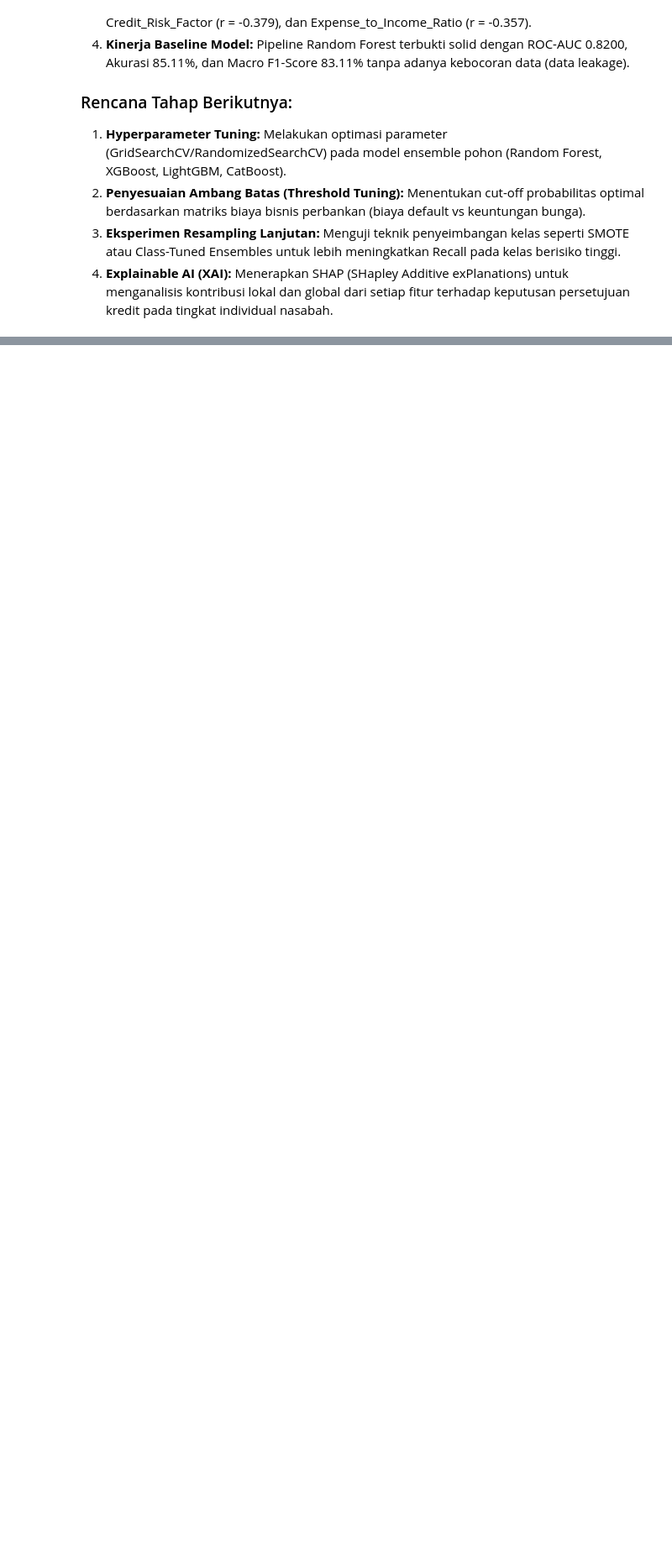
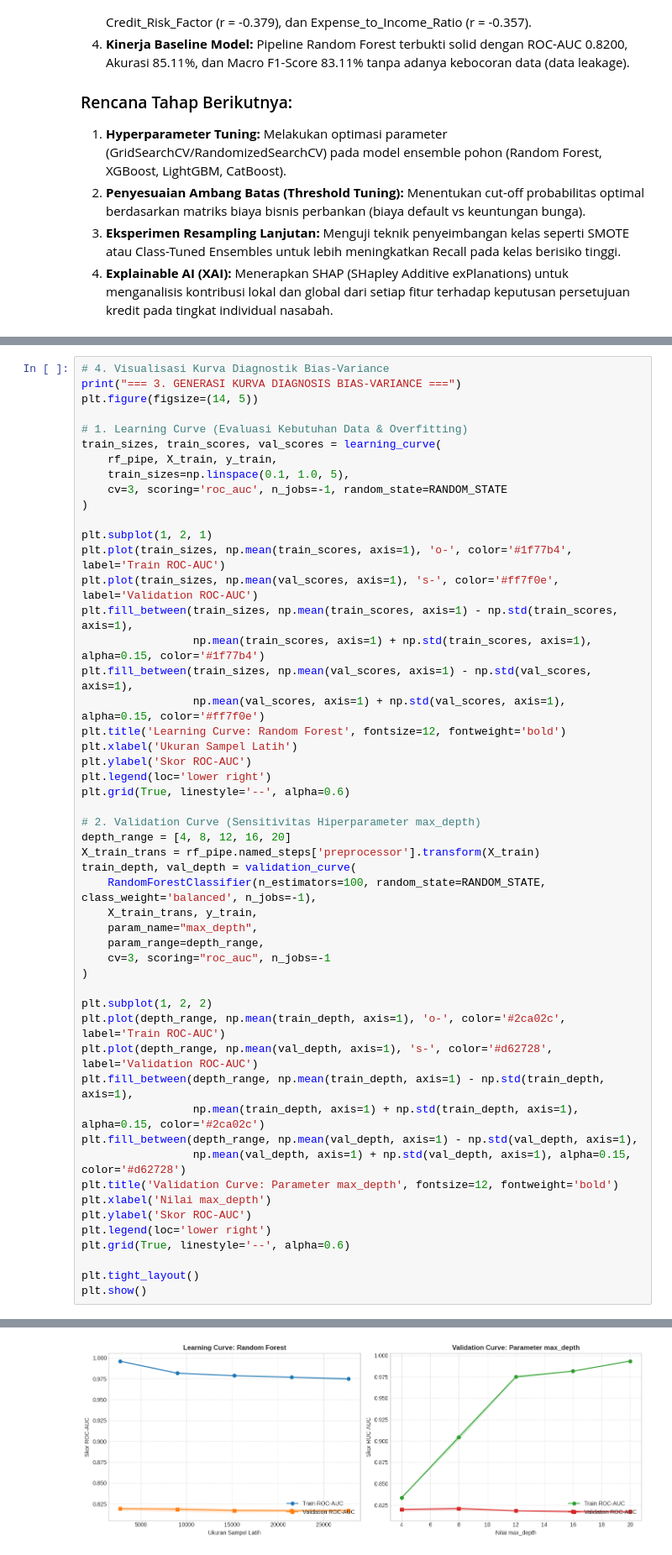
Before and after one commit to CallMeVinX/machine_learning, a Jupyter notebook: machinelearning.ipynb, the cells around one changed output, grey strips where cells are left out. Shown at 84% size. Drawn from its saved outputs; the diff is of its cells as text; blank space fills up the shorter version.

```diff
--- a/machinelearning.ipynb
+++ b/machinelearning.ipynb
@@ -1100,0 +1296,52 @@ Berdasarkan seluruh hasil audit dan eksperimen di atas, kelima kriteria checkpoi
+# %%
+# 4. Visualisasi Kurva Diagnostik Bias-Variance
+print("=== 3. GENERASI KURVA DIAGNOSIS BIAS-VARIANCE ===")
+plt.figure(figsize=(14, 5))
+
+# 1. Learning Curve (Evaluasi Kebutuhan Data & Overfitting)
+train_sizes, train_scores, val_scores = learning_curve(
+    rf_pipe, X_train, y_train,
+    train_sizes=np.linspace(0.1, 1.0, 5),
+    cv=3, scoring='roc_auc', n_jobs=-1, random_state=RANDOM_STATE
+)
+
+plt.subplot(1, 2, 1)
+plt.plot(train_sizes, np.mean(train_scores, axis=1), 'o-', color='#1f77b4', label='Train ROC-AUC')
+plt.plot(train_sizes, np.mean(val_scores, axis=1), 's-', color='#ff7f0e', label='Validation ROC-AUC')
+plt.fill_between(train_sizes, np.mean(train_scores, axis=1) - np.std(train_scores, axis=1),
+                 np.mean(train_scores, axis=1) + np.std(train_scores, axis=1), alpha=0.15, color='#1f77b4')
+plt.fill_between(train_sizes, np.mean(val_scores, axis=1) - np.std(val_scores, axis=1),
+                 np.mean(val_scores, axis=1) + np.std(val_scores, axis=1), alpha=0.15, color='#ff7f0e')
+plt.title('Learning Curve: Random Forest', fontsize=12, fontweight='bold')
+plt.xlabel('Ukuran Sampel Latih')
+plt.ylabel('Skor ROC-AUC')
+plt.legend(loc='lower right')
+plt.grid(True, linestyle='--', alpha=0.6)
+
+# 2. Validation Curve (Sensitivitas Hiperparameter max_depth)
+depth_range = [4, 8, 12, 16, 20]
+X_train_trans = rf_pipe.named_steps['preprocessor'].transform(X_train)
+train_depth, val_depth = validation_curve(
+    RandomForestClassifier(n_estimators=100, random_state=RANDOM_STATE, class_weight='balanced', n_jobs=-1),
+    X_train_trans, y_train,
+    param_name="max_depth",
+    param_range=depth_range,
+    cv=3, scoring="roc_auc", n_jobs=-1
+)
+
+plt.subplot(1, 2, 2)
+plt.plot(depth_range, np.mean(train_depth, axis=1), 'o-', color='#2ca02c', label='Train ROC-AUC')
+plt.plot(depth_range, np.mean(val_depth, axis=1), 's-', color='#d62728', label='Validation ROC-AUC')
+plt.fill_between(depth_range, np.mean(train_depth, axis=1) - np.std(train_depth, axis=1),
+                 np.mean(train_depth, axis=1) + np.std(train_depth, axis=1), alpha=0.15, color='#2ca02c')
+plt.fill_between(depth_range, np.mean(val_depth, axis=1) - np.std(val_depth, axis=1),
+                 np.mean(val_depth, axis=1) + np.std(val_depth, axis=1), alpha=0.15, color='#d62728')
+plt.title('Validation Curve: Parameter max_depth', fontsize=12, fontweight='bold')
+plt.xlabel('Nilai max_depth')
+plt.ylabel('Skor ROC-AUC')
+plt.legend(loc='lower right')
+plt.grid(True, linestyle='--', alpha=0.6)
+
+plt.tight_layout()
+plt.show()
+# %% [output]
@@ -1100,0 +1349 @@ Berdasarkan seluruh hasil audit dan eksperimen di atas, kelima kriteria checkpoi
+[figure, added]
```
Also changed, not shown: parts of 20 cells of this notebook.
